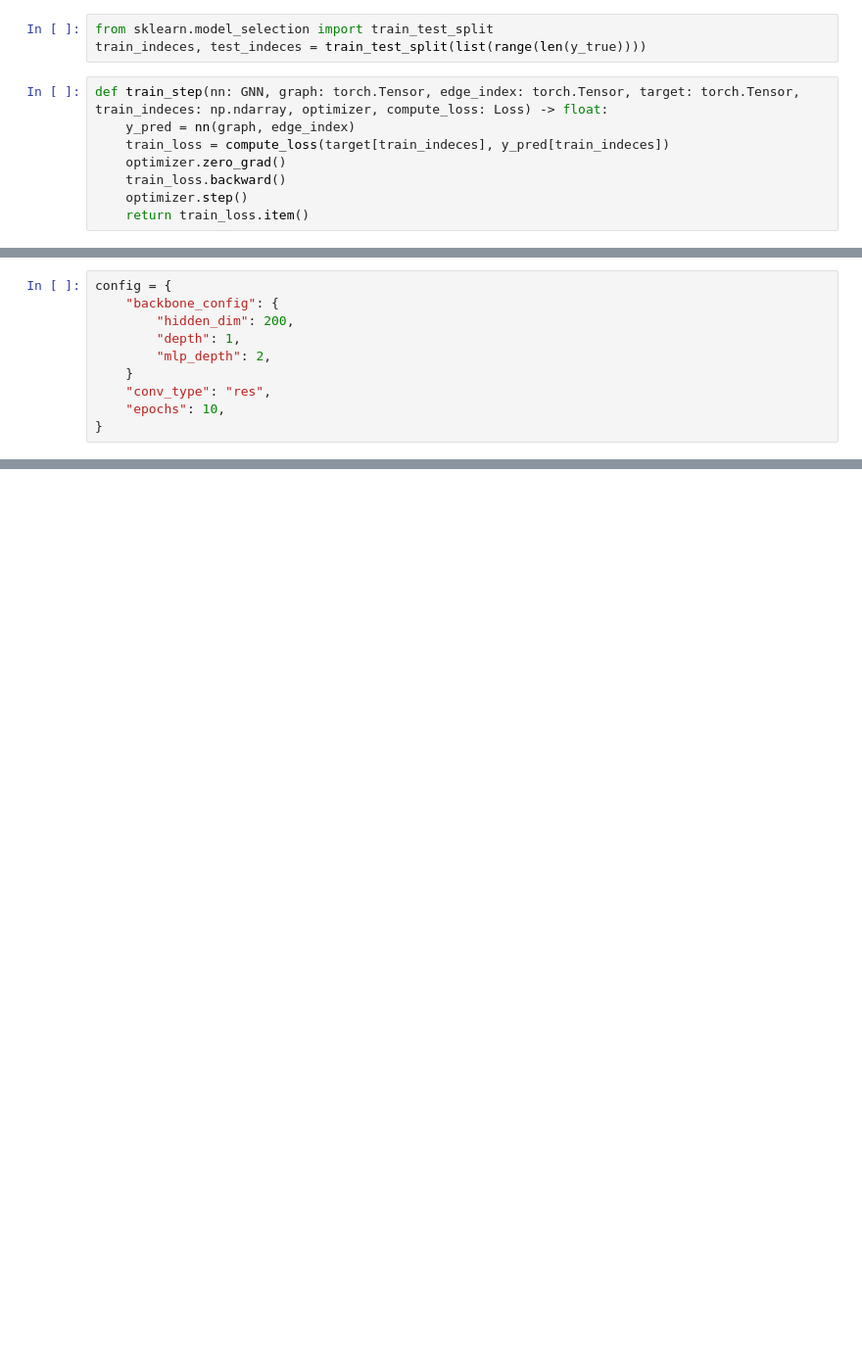
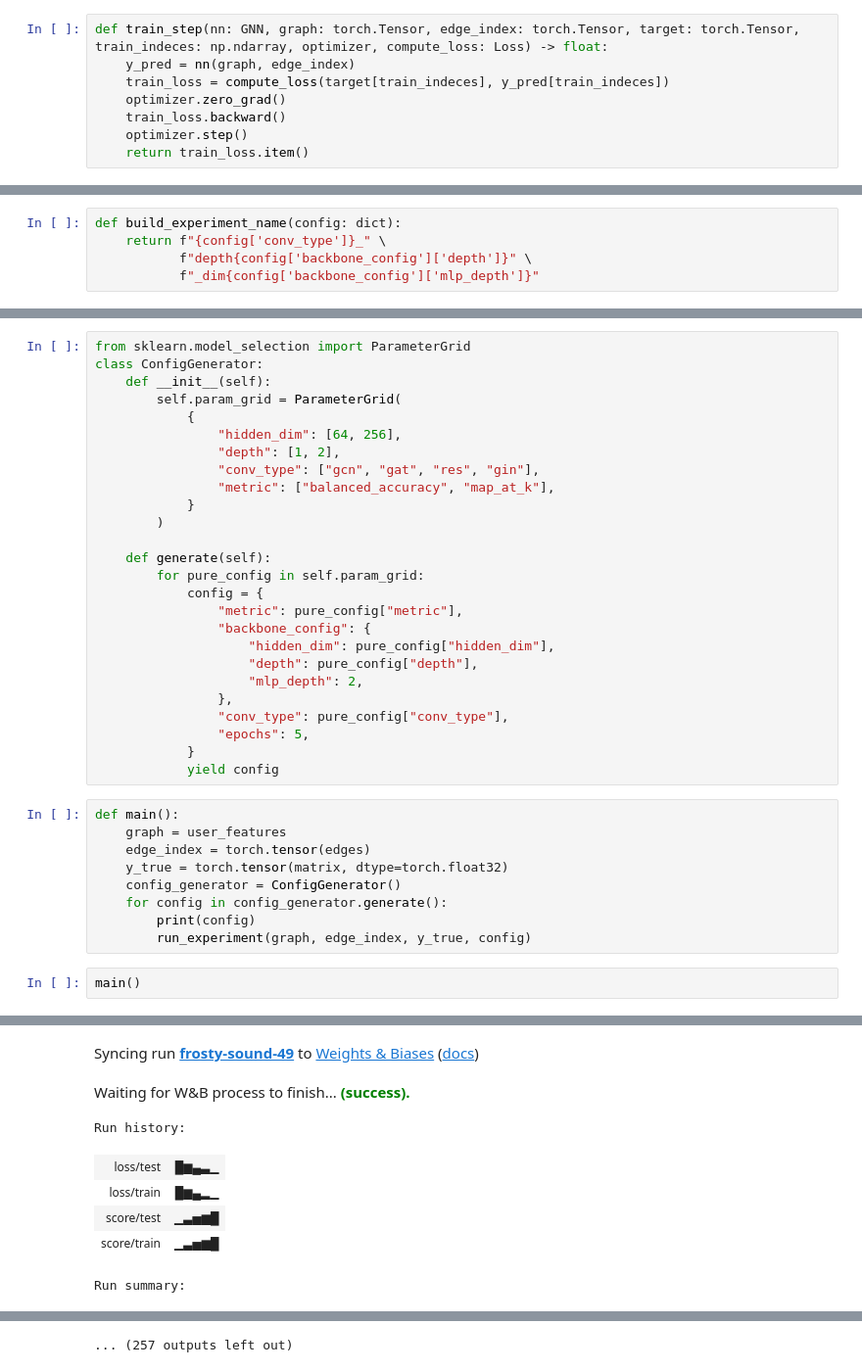
Before and after one commit to implausibleDeniability/thesis, a Jupyter notebook: training.ipynb, the cells around one changed output, grey strips where cells are left out. Shown at 98% size. Drawn from its saved outputs; the diff is of its cells as text; blank space fills up the shorter version.

Commit message:
+ parameter grid search

```diff
--- a/training.ipynb
+++ b/training.ipynb
@@ -47,6 +48,3 @@ y_true = torch.tensor(matrix, dtype=torch.float)
-# %%
-from sklearn.model_selection import train_test_split
-train_indeces, test_indeces = train_test_split(list(range(len(y_true))))
 # %%
 def train_step(nn: GNN, graph: torch.Tensor, edge_index: torch.Tensor, target: torch.Tensor, train_indeces: np.ndarray, optimizer, compute_loss: Loss) -> float:
     y_pred = nn(graph, edge_index)
@@ -82,2 +82,7 @@ def train(config: dict, train_indeces, test_indeces):
         })
+# %%
+def build_experiment_name(config: dict):
+    return f"{config['conv_type']}_" \
+           f"depth{config['backbone_config']['depth']}" \
+           f"_dim{config['backbone_config']['mlp_depth']}"
 # %%
@@ -93,11 +98,39 @@ def run_experiment(config: dict, score_type: Metrics):
         wandb.finish()
-# %%
-config = {
-    "backbone_config": {
-        "hidden_dim": 200,
-        "depth": 1,
-        "mlp_depth": 2,
-    }
-    "conv_type": "res",
-    "epochs": 10,
-}
+# %%
+from sklearn.model_selection import ParameterGrid
+class ConfigGenerator:
+    def __init__(self):
+        self.param_grid = ParameterGrid(
+            {
+                "hidden_dim": [64, 256],
+                "depth": [1, 2],
+                "conv_type": ["gcn", "gat", "res", "gin"],
+                "metric": ["balanced_accuracy", "map_at_k"],
+            }
+        )
+
+    def generate(self):
+        for pure_config in self.param_grid:
+            config = {
+                "metric": pure_config["metric"],
+                "backbone_config": {
+                    "hidden_dim": pure_config["hidden_dim"],
+                    "depth": pure_config["depth"],
+                    "mlp_depth": 2,
+                },
+                "conv_type": pure_config["conv_type"],
+                "epochs": 5,
+            }
+            yield config
+# %%
+def main():
+    graph = user_features
+    edge_index = torch.tensor(edges)
+    y_true = torch.tensor(matrix, dtype=torch.float32)
+    config_generator = ConfigGenerator()
+    for config in config_generator.generate():
+        print(config)
+        run_experiment(graph, edge_index, y_true, config)
+# %%
+main()
+# %% [output]
@@ -103,0 +143,8 @@ config = {
+Syncing run frosty-sound-49 to Weights & Biases (docs)
+Waiting for W&B process to finish... (success).
+Run history:
+| loss/test | █▆▄▃▁ |
+| loss/train | █▆▄▂▁ |
+| score/test | ▁▃▅▆█ |
+| score/train | ▁▃▅▆█ |
+Run summary:
@@ -103,0 +155 @@ config = {
+... (257 outputs left out)
```
Also changed, not shown: parts of 6 cells of this notebook.
